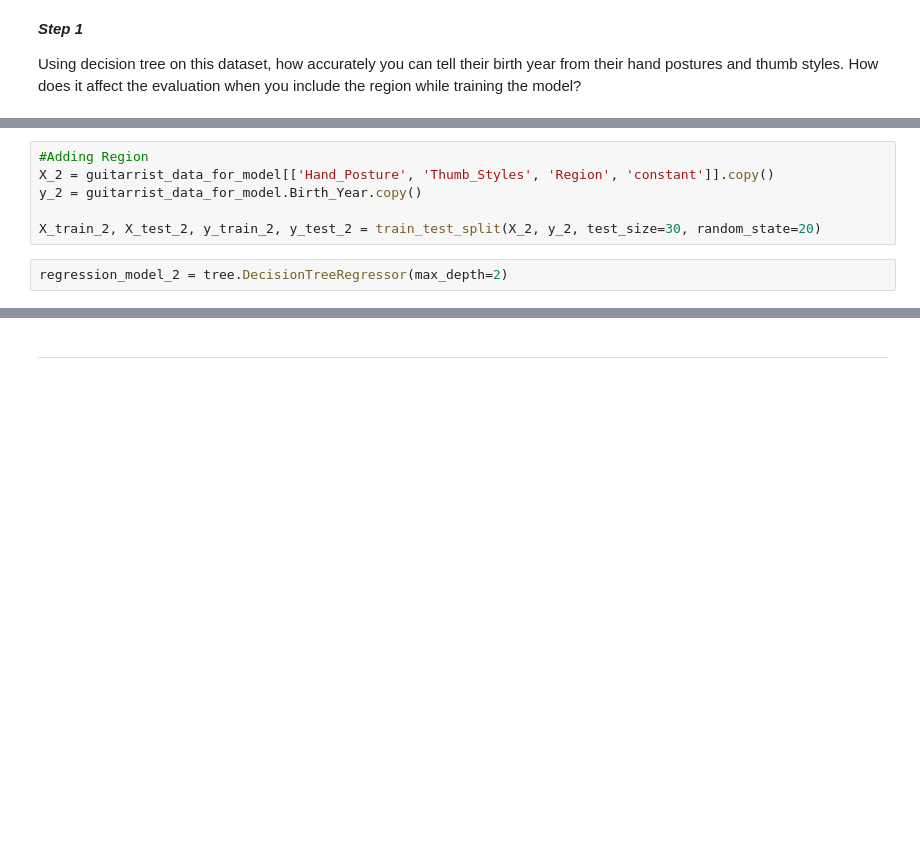
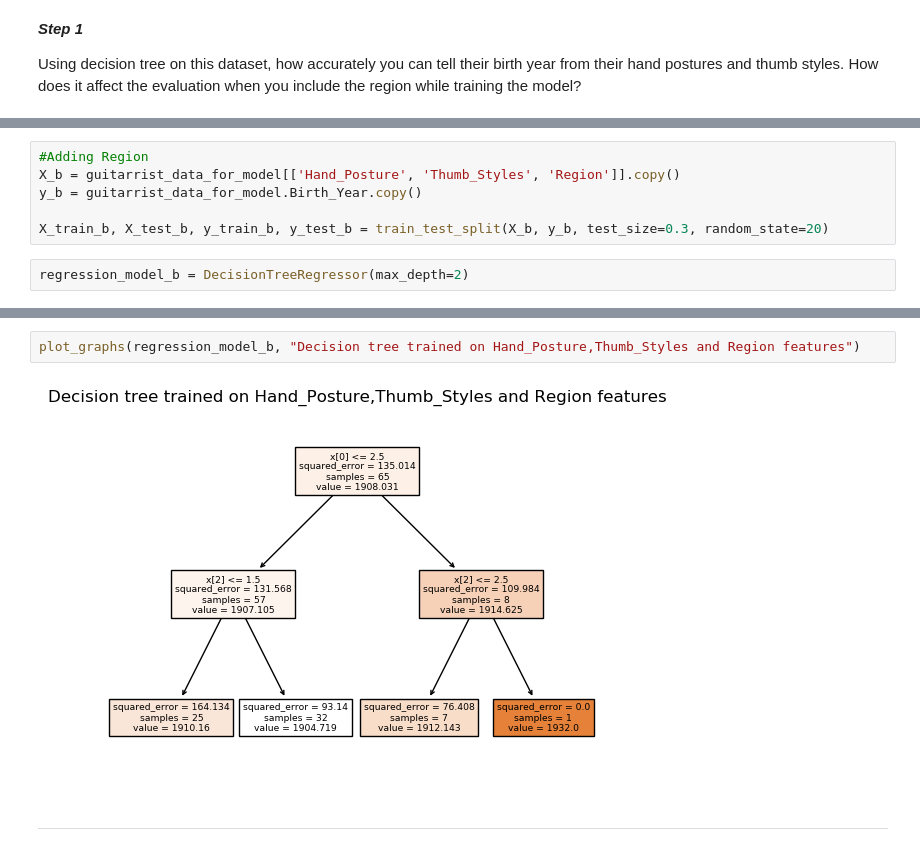
Before and after one commit to TheFrankdalorian/IMT_574, a Jupyter notebook: Week4/Homework/4.8_Decision_Trees_and_Random_Forest.ipynb, the cells around one changed output, grey strips where cells are left out. Saved outputs shown, nothing was run; the diff lists cells and outputs as text; blank space fills up the shorter version.

```diff
--- a/Week4/Homework/4.8_Decision_Trees_and_Random_Forest.ipynb
+++ b/Week4/Homework/4.8_Decision_Trees_and_Random_Forest.ipynb
@@ -159,8 +150,8 @@ print(r2_score(y_test, regression_model.predict(X_test)))
 # %%
 #Adding Region
-X_2 = guitarrist_data_for_model[['Hand_Posture', 'Thumb_Styles', 'Region', 'constant']].copy()
-y_2 = guitarrist_data_for_model.Birth_Year.copy()
+X_b = guitarrist_data_for_model[['Hand_Posture', 'Thumb_Styles', 'Region']].copy()
+y_b = guitarrist_data_for_model.Birth_Year.copy()
 
-X_train_2, X_test_2, y_train_2, y_test_2 = train_test_split(X_2, y_2, test_size=30, random_state=20)
+X_train_b, X_test_b, y_train_b, y_test_b = train_test_split(X_b, y_b, test_size=0.3, random_state=20)
 # %%
-regression_model_2 = tree.DecisionTreeRegressor(max_depth=2)
+regression_model_b = DecisionTreeRegressor(max_depth=2)
@@ -194,3 +180,7 @@ print(r2_score(y_test_2, regression_model_2.predict(X_test_2)))
+# %%
+plot_graphs(regression_model_b, "Decision tree trained on Hand_Posture,Thumb_Styles and Region features")
+# %% [output]
+[figure, added]
 # %% [markdown]
 ---
 # %% [markdown]
```
Also changed, not shown: parts of 43 cells of this notebook.
